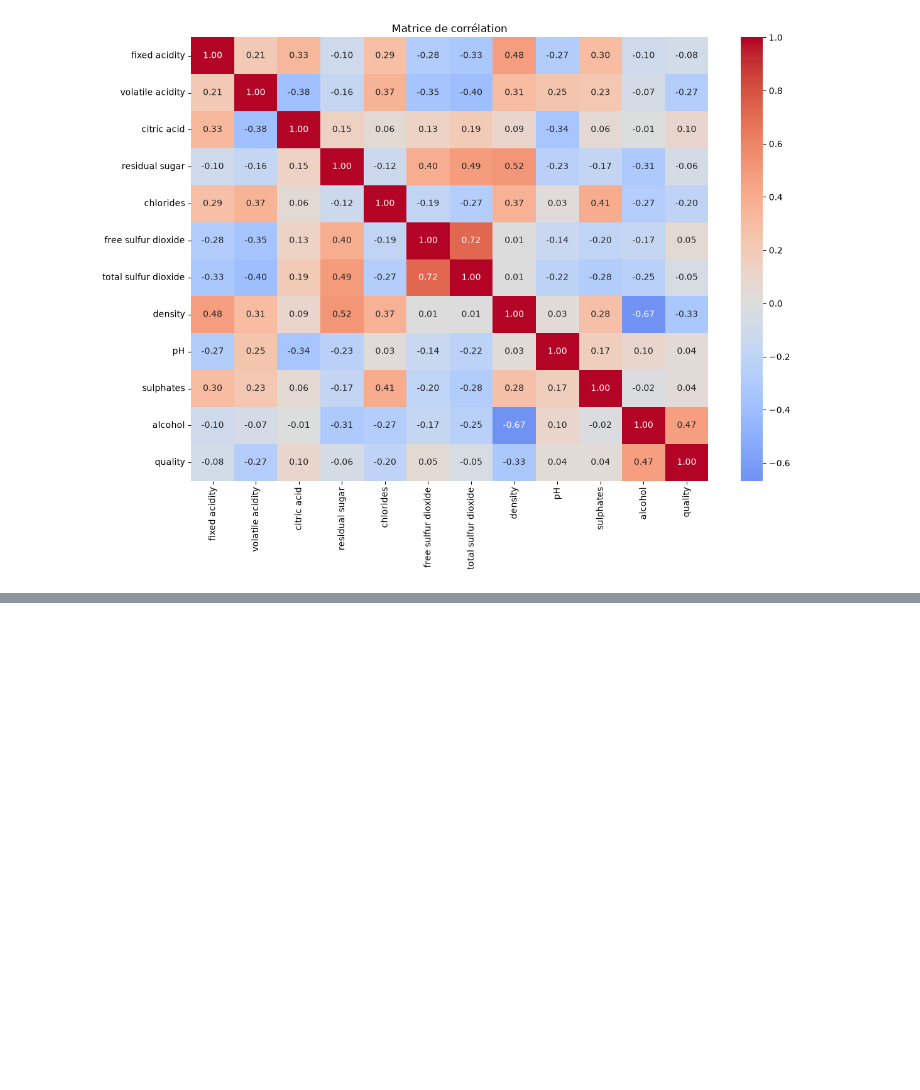
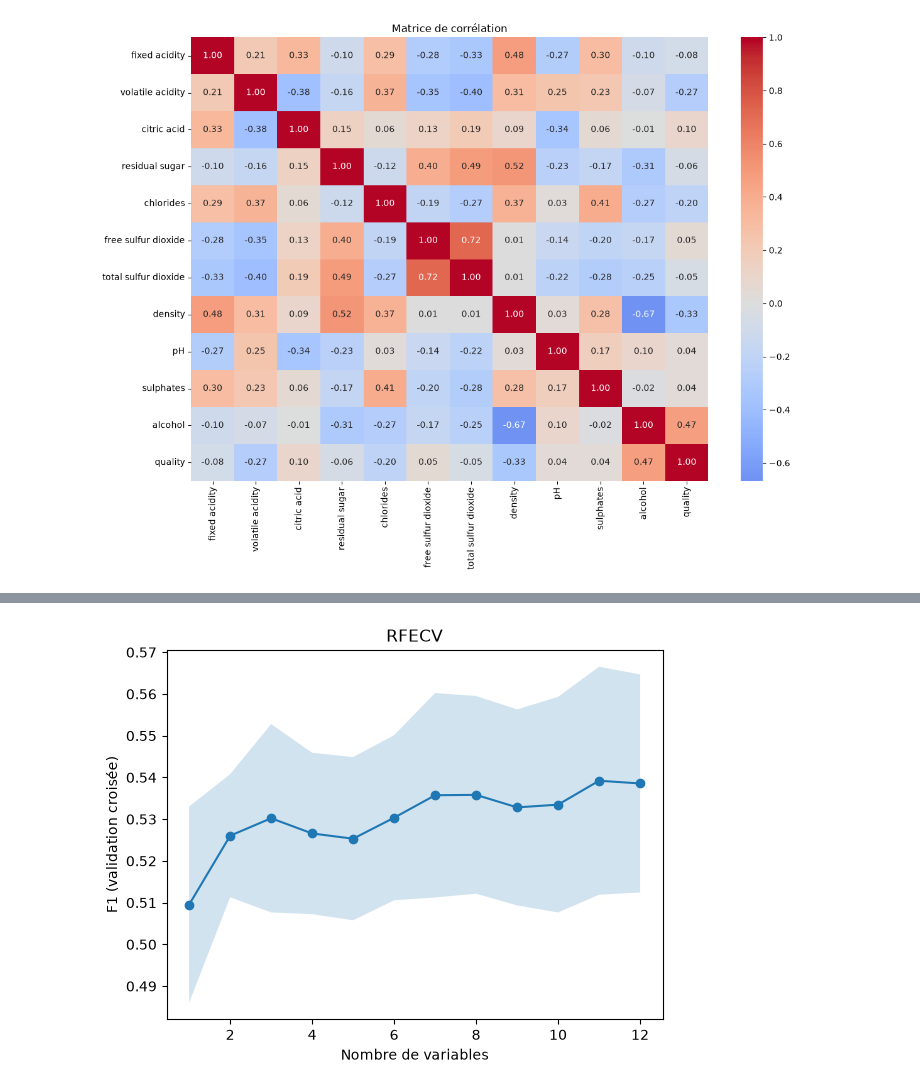
Before and after one commit to Lyukiry/wine-quality, a Jupyter notebook: notebooks/preparation_données.ipynb, the cells around one changed output, grey strips where cells are left out. Cells and saved outputs as stored; diff of their text form; code cells hidden in the pictures; blank space fills up the shorter version.

```diff
--- a/notebooks/preparation_données.ipynb
+++ b/notebooks/preparation_données.ipynb
@@ -217,0 +322,13 @@ plt.show()
+# %%
+moy = rfecv.cv_results_["mean_test_score"]
+std = rfecv.cv_results_["std_test_score"]
+n = range(1, len(moy) + 1)
+
+plt.plot(n, moy, marker="o")
+plt.fill_between(n, moy - std, moy + std, alpha=0.2)   # bande = ± 1 écart-type
+plt.xlabel("Nombre de variables")
+plt.ylabel("F1 (validation croisée)")
+plt.title("RFECV")
+plt.show()
+# %% [output]
+[figure, added]
```
Also changed, not shown: parts of 18 cells of this notebook.
